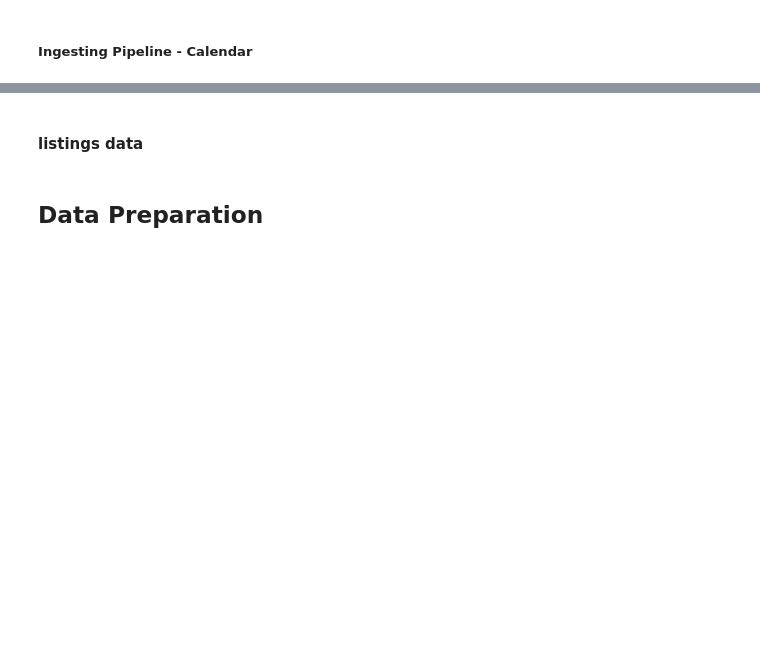
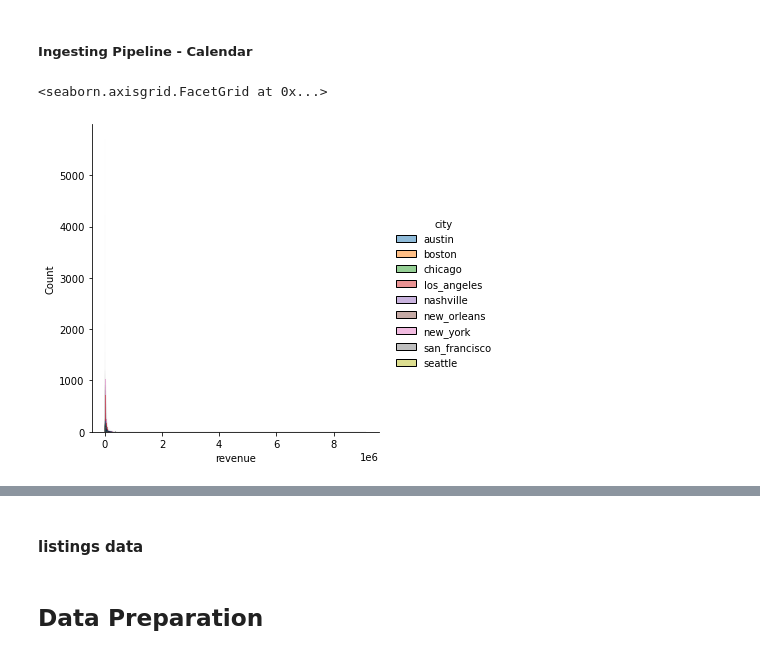
Before and after one commit to vpontello/AirBnb_feature_importance, a Jupyter notebook: DataScience_Post.ipynb, the cells around one changed output, grey strips where cells are left out. Cells and saved outputs as stored; diff of their text form; code cells hidden in the pictures; blank space fills up the shorter version.

```diff
--- a/DataScience_Post.ipynb
+++ b/DataScience_Post.ipynb
@@ -454,8 +482,33 @@ for city in cities:
     df_calendar_agg['city'] = city
     df_calendar_agg['region'] = region[city]
 
+    d = {'listing_id':[],
+        'ocupation_duration_median':[],
+        'ocupation_duration_mean':[],
+        'ocupation_duration_max':[],
+        'ocupation_duration_min':[]
+        }
+
+    for listing_id in df_calendar_agg.index:
+
+        vector = df_calendar.loc[df_calendar['listing_id']==listing_id]['available_t']
+        median_val, mean_val, max_val, min_val = get_sequences(vector, '1')
+        d['listing_id'].append(listing_id)
+        d['ocupation_duration_median'].append(median_val)
+        d['ocupation_duration_mean'].append(mean_val)
+        d['ocupation_duration_max'].append(max_val)
+        d['ocupation_duration_min'].append(min_val)
+
+    ocupation_duration_stats = pd.DataFrame(d)
+    df_calendar_agg = df_calendar_agg.join(ocupation_duration_stats.set_index('listing_id'))
+
     # concat data to the calendar dataset
     trusted_calendar_dataset = pd.concat([trusted_calendar_dataset, df_calendar_agg])
 
 # loading data to the trusted directory
 trusted_calendar_dataset.to_csv('datasets/trusted/calendar_dataset.csv')
+# %%
+sns.displot(x='revenue', data=trusted_calendar_dataset, hue='city')
+# %% [output]
+<seaborn.axisgrid.FacetGrid at 0x...>
+[figure, added]
```
Also changed, not shown: parts of 13 cells of this notebook.
